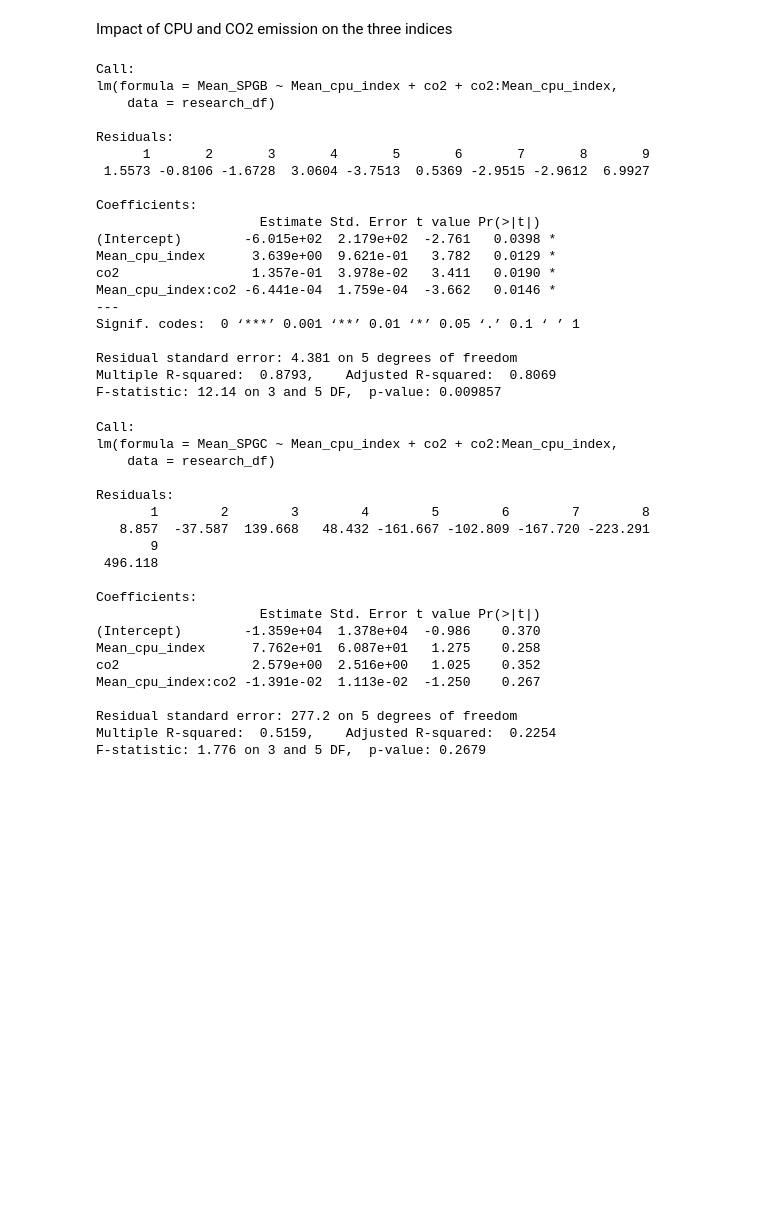
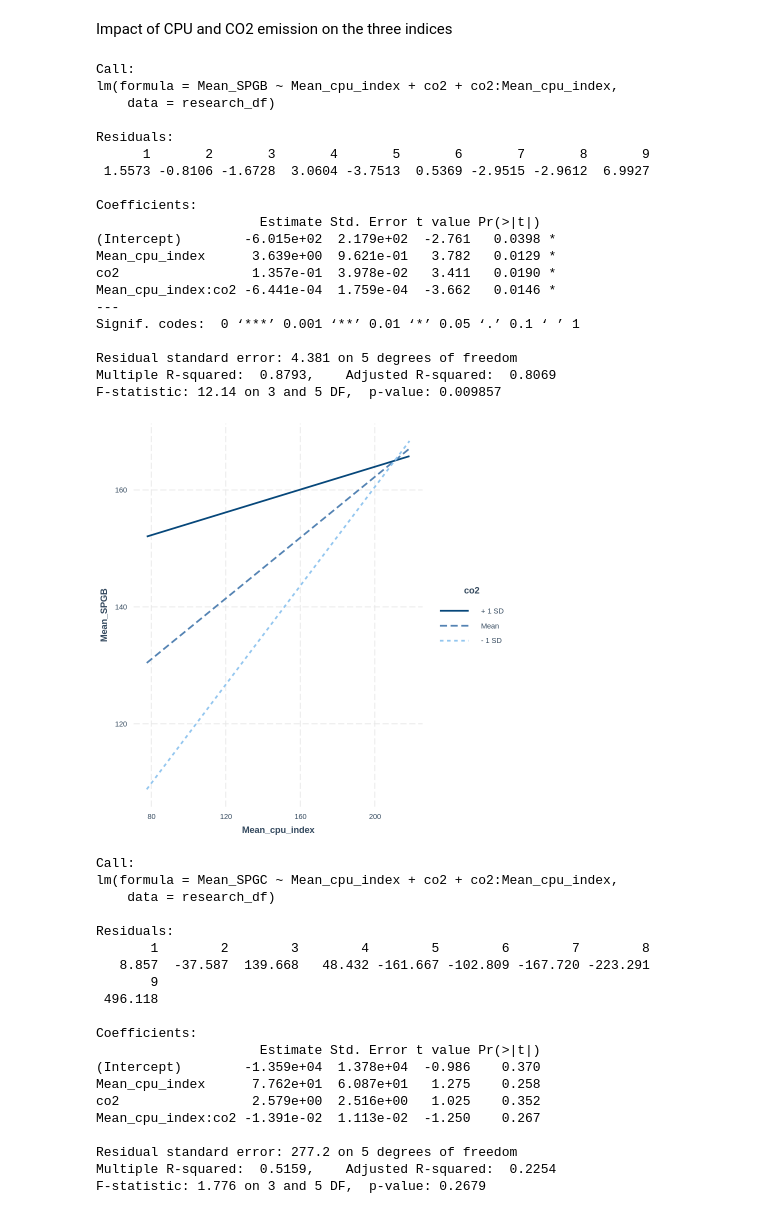
Before and after one commit to Luyun-Wei/MPA-2065-final-project, a Jupyter notebook: Final project.ipynb, the cells around one changed output. Saved outputs shown, nothing was run; the diff lists cells and outputs as text; code cells hidden in the pictures; blank space fills up the shorter version.

```diff
--- a/Final project.ipynb
+++ b/Final project.ipynb
@@ -128,30 +132,39 @@ A data.frame: 9 × 10
 # %% [markdown]
 Impact of CPU and CO2 emission on the three indices
 # %%
-# Regression
+# Regression analysis for the relationship between SPGB index, CPU index and CO2 emission
 regression_1 <- lm(Mean_SPGB ~ Mean_cpu_index + co2 + co2:Mean_cpu_index, data = research_df)
 summary(regression_1)
+
+interact_plot(regression_1, pred = "Mean_cpu_index", modx = "co2")
+
+#ggplot(research_df, aes(x = Mean_cpu_index, y = Mean_SPGB, color = co2)) +
+ # geom_point() +  # Scatter plot of the data points
+  #stat_smooth(method = "lm") +
+  #labs(title = "Scatter Plot with Regression Line",
+   #    x = "CPU index", y = "SPGB index")
 # %% [output]
 Call:
 lm(formula = Mean_SPGB ~ Mean_cpu_index + co2 + co2:Mean_cpu_index,
     data = research_df)
 
 Residuals:
       1       2       3       4       5       6       7       8       9
  1.5573 -0.8106 -1.6728  3.0604 -3.7513  0.5369 -2.9515 -2.9612  6.9927
 
 Coefficients:
                      Estimate Std. Error t value Pr(>|t|)
 (Intercept)        -6.015e+02  2.179e+02  -2.761   0.0398 *
 Mean_cpu_index      3.639e+00  9.621e-01   3.782   0.0129 *
 co2                 1.357e-01  3.978e-02   3.411   0.0190 *
 Mean_cpu_index:co2 -6.441e-04  1.759e-04  -3.662   0.0146 *
 ---
 Signif. codes:  0 ‘***’ 0.001 ‘**’ 0.01 ‘*’ 0.05 ‘.’ 0.1 ‘ ’ 1
 
 Residual standard error: 4.381 on 5 degrees of freedom
 Multiple R-squared:  0.8793,    Adjusted R-squared:  0.8069
 F-statistic: 12.14 on 3 and 5 DF,  p-value: 0.009857
+[figure, added]
 # %%
 regression_2 <- lm(Mean_SPGC ~ Mean_cpu_index + co2 + co2:Mean_cpu_index, data = research_df)
 summary(regression_2)
```
Also changed, not shown: parts of 6 cells of this notebook, 1 other file.
